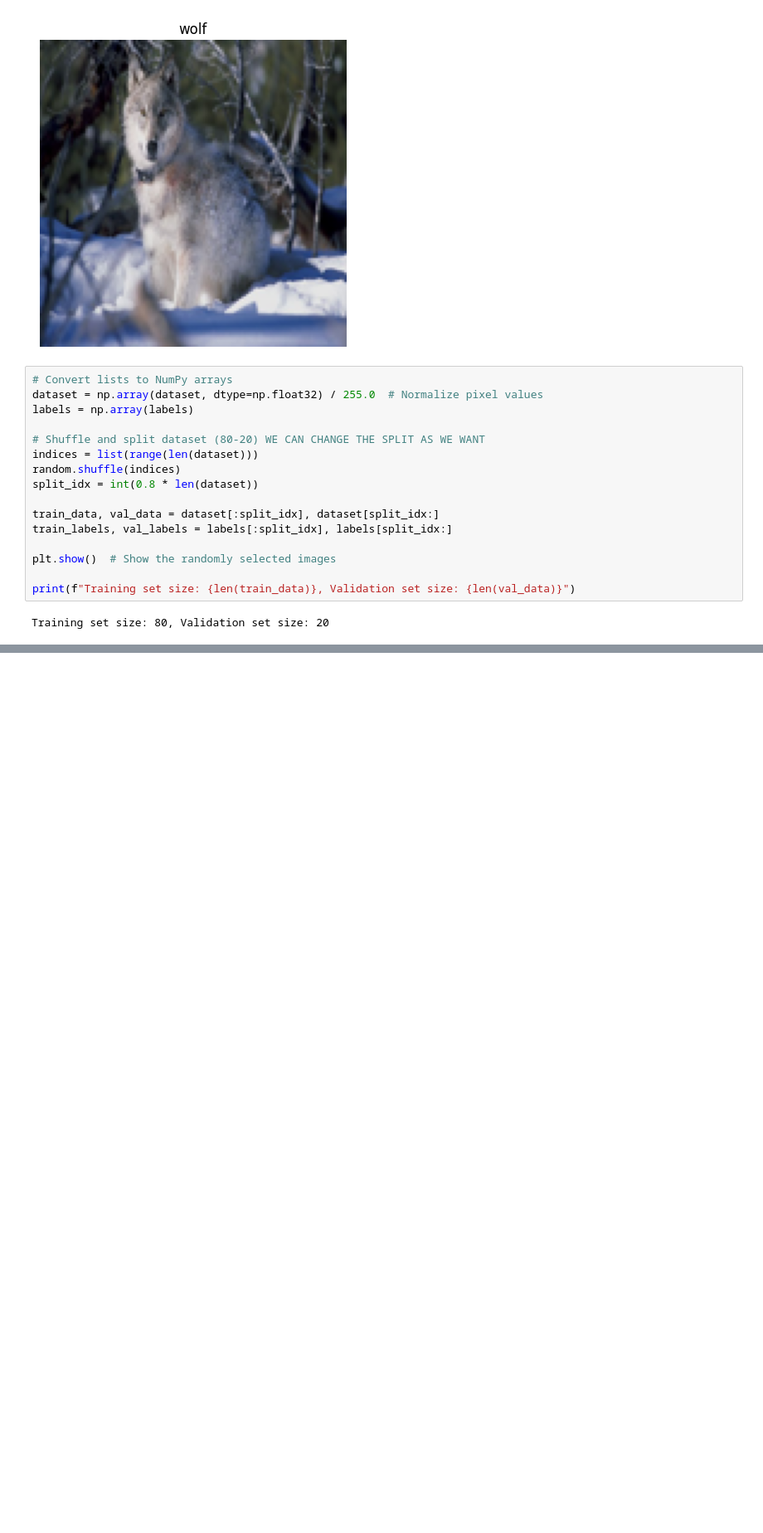
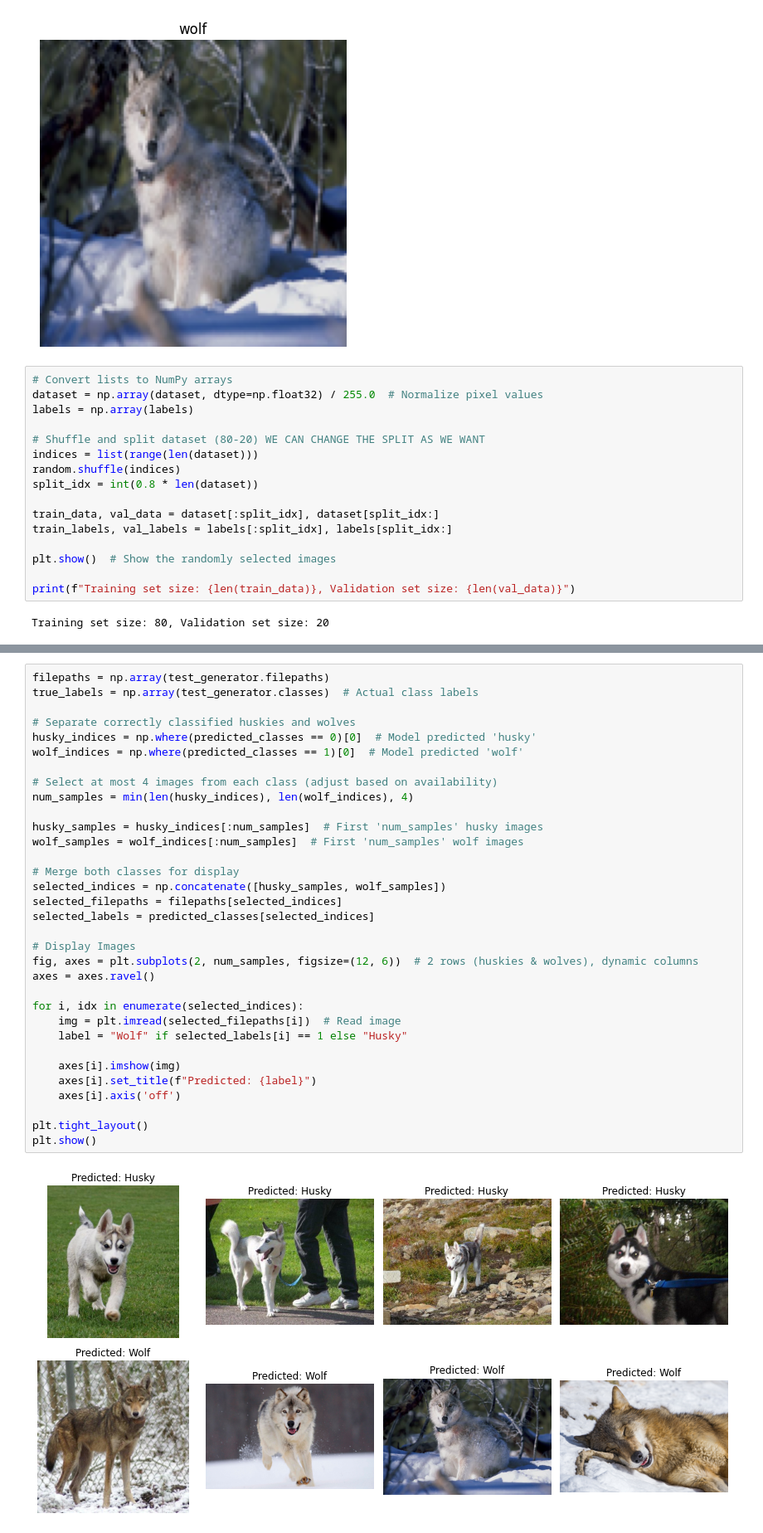
Before and after one commit to Bahoora/Pattern_Lab1, a Jupyter notebook: Assignment1.ipynb, the cells around one changed output, grey strips where cells are left out. Shown at 83% size. Drawn from its saved outputs; the diff is of its cells as text; blank space fills up the shorter version.

```diff
--- a/Assignment1.ipynb
+++ b/Assignment1.ipynb
@@ -118,0 +323,35 @@ Training set size: 80, Validation set size: 20
+# %%
+filepaths = np.array(test_generator.filepaths)
+true_labels = np.array(test_generator.classes)  # Actual class labels
+
+# Separate correctly classified huskies and wolves
+husky_indices = np.where(predicted_classes == 0)[0]  # Model predicted 'husky'
+wolf_indices = np.where(predicted_classes == 1)[0]  # Model predicted 'wolf'
+
+# Select at most 4 images from each class (adjust based on availability)
+num_samples = min(len(husky_indices), len(wolf_indices), 4)
+
+husky_samples = husky_indices[:num_samples]  # First 'num_samples' husky images
+wolf_samples = wolf_indices[:num_samples]  # First 'num_samples' wolf images
+
+# Merge both classes for display
+selected_indices = np.concatenate([husky_samples, wolf_samples])
+selected_filepaths = filepaths[selected_indices]
+selected_labels = predicted_classes[selected_indices]
+
+# Display Images
+fig, axes = plt.subplots(2, num_samples, figsize=(12, 6))  # 2 rows (huskies & wolves), dynamic columns
+axes = axes.ravel()
+
+for i, idx in enumerate(selected_indices):
+    img = plt.imread(selected_filepaths[i])  # Read image
+    label = "Wolf" if selected_labels[i] == 1 else "Husky"
+
+    axes[i].imshow(img)
+    axes[i].set_title(f"Predicted: {label}")
+    axes[i].axis('off')
+
+plt.tight_layout()
+plt.show()
+# %% [output]
+[figure, added]
```
Also changed, not shown: parts of 14 cells of this notebook, 20 other files.
